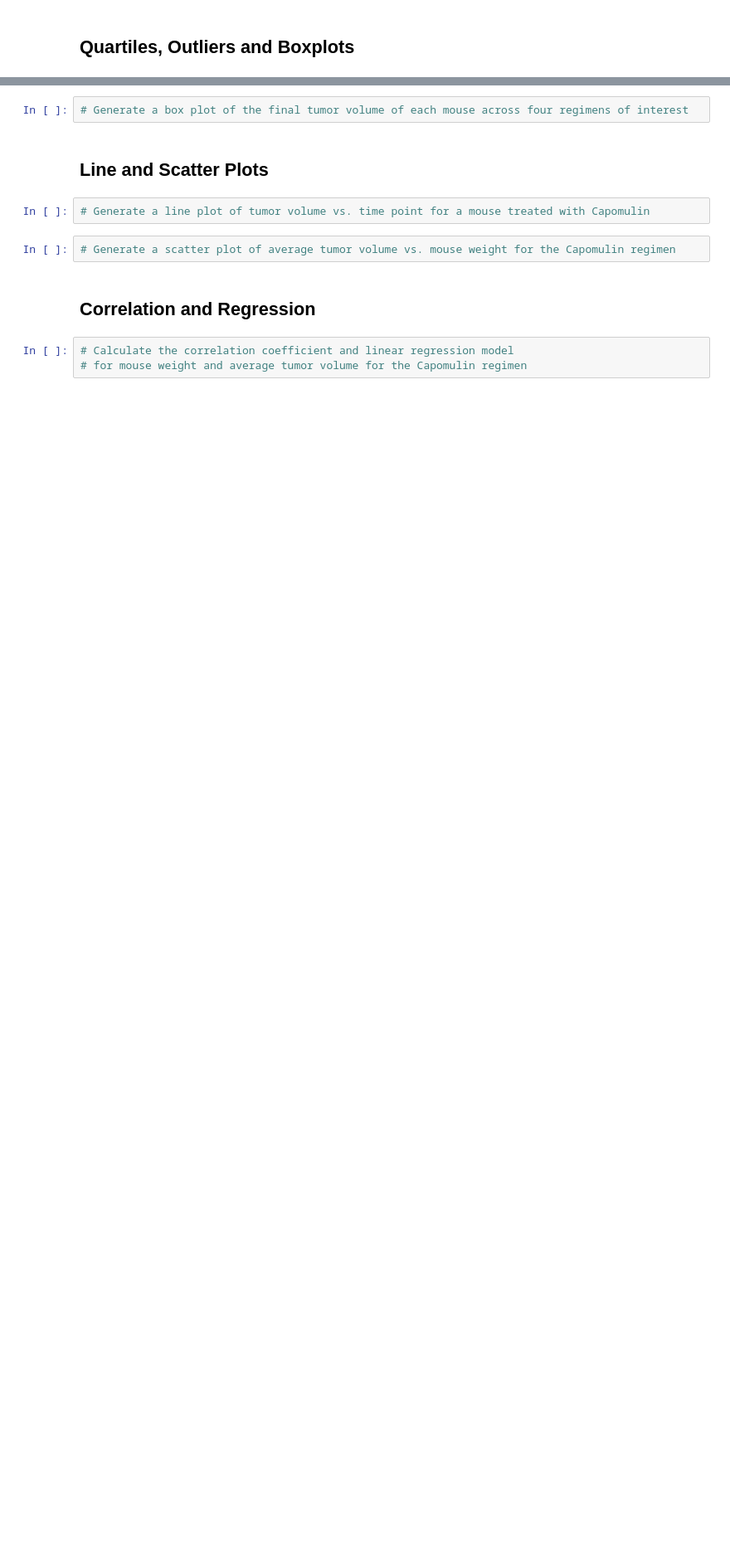
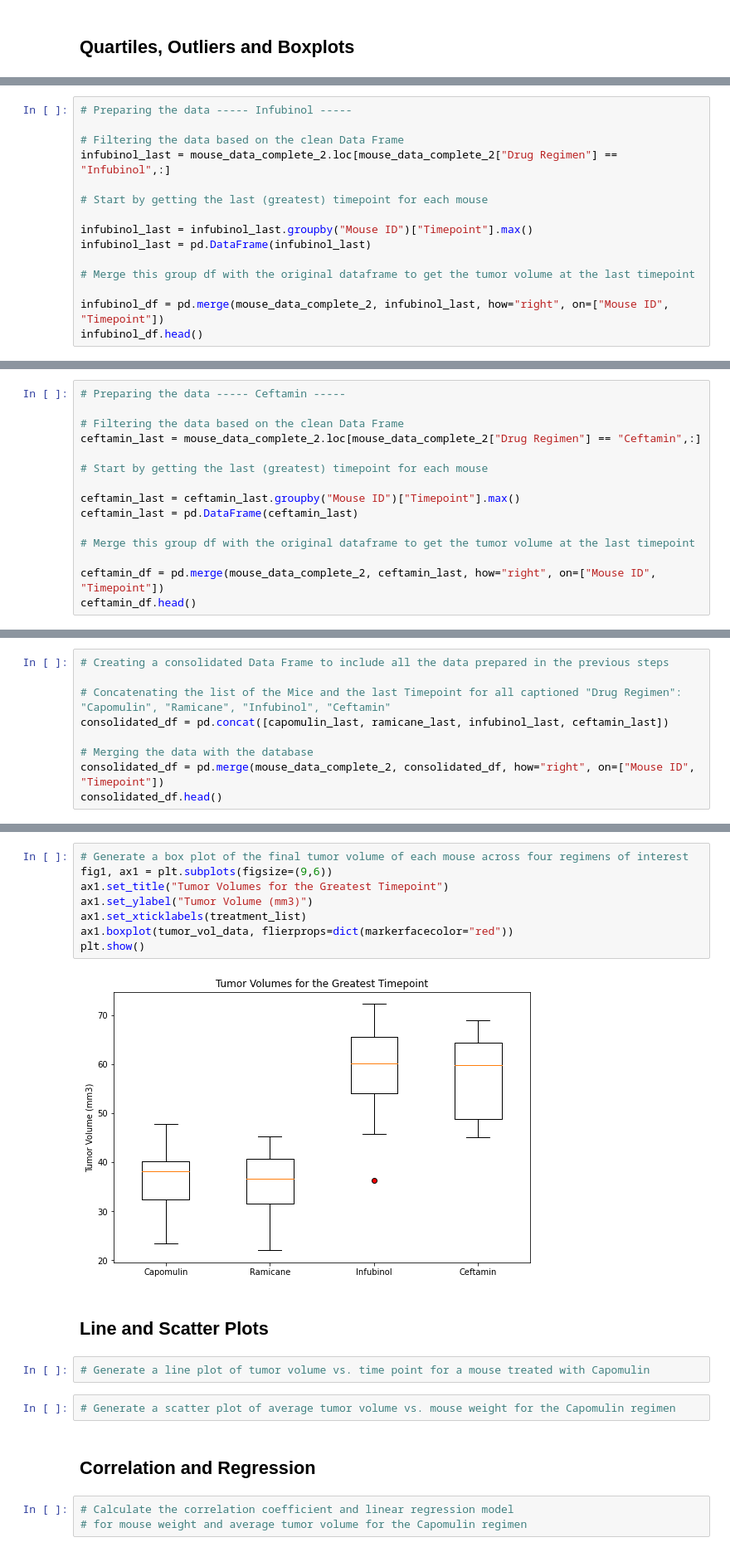
Before and after one commit to cheibergam/matplotlib-challenge, a Jupyter notebook: Pymaceuticals/pymaceuticals_starter.ipynb, the cells around one changed output, grey strips where cells are left out. Shown at 83% size. Cells and saved outputs as stored; diff of their text form; blank space fills up the shorter version.

Commit message:
Few changes in previous sessions Quartiles, Outliers and Boxplots is complete

```diff
--- a/Pymaceuticals/pymaceuticals_starter.ipynb
+++ b/Pymaceuticals/pymaceuticals_starter.ipynb
@@ -226,0 +249,15 @@ plt.show()
+# %%
+# Preparing the data ----- Infubinol -----
+
+# Filtering the data based on the clean Data Frame
+infubinol_last = mouse_data_complete_2.loc[mouse_data_complete_2["Drug Regimen"] == "Infubinol",:]
+
+# Start by getting the last (greatest) timepoint for each mouse
+
+infubinol_last = infubinol_last.groupby("Mouse ID")["Timepoint"].max()
+infubinol_last = pd.DataFrame(infubinol_last)
+
+# Merge this group df with the original dataframe to get the tumor volume at the last timepoint
+
+infubinol_df = pd.merge(mouse_data_complete_2, infubinol_last, how="right", on=["Mouse ID", "Timepoint"])
+infubinol_df.head()
@@ -226,0 +271,15 @@ plt.show()
+# %%
+# Preparing the data ----- Ceftamin -----
+
+# Filtering the data based on the clean Data Frame
+ceftamin_last = mouse_data_complete_2.loc[mouse_data_complete_2["Drug Regimen"] == "Ceftamin",:]
+
+# Start by getting the last (greatest) timepoint for each mouse
+
+ceftamin_last = ceftamin_last.groupby("Mouse ID")["Timepoint"].max()
+ceftamin_last = pd.DataFrame(ceftamin_last)
+
+# Merge this group df with the original dataframe to get the tumor volume at the last timepoint
+
+ceftamin_df = pd.merge(mouse_data_complete_2, ceftamin_last, how="right", on=["Mouse ID", "Timepoint"])
+ceftamin_df.head()
@@ -226,0 +293,9 @@ plt.show()
+# %%
+# Creating a consolidated Data Frame to include all the data prepared in the previous steps
+
+# Concatenating the list of the Mice and the last Timepoint for all captioned "Drug Regimen": "Capomulin", "Ramicane", "Infubinol", "Ceftamin"
+consolidated_df = pd.concat([capomulin_last, ramicane_last, infubinol_last, ceftamin_last])
+
+# Merging the data with the database
+consolidated_df = pd.merge(mouse_data_complete_2, consolidated_df, how="right", on=["Mouse ID", "Timepoint"])
+consolidated_df.head()
@@ -227,5 +368,13 @@ plt.show()
 # %%
 # Generate a box plot of the final tumor volume of each mouse across four regimens of interest
+fig1, ax1 = plt.subplots(figsize=(9,6))
+ax1.set_title("Tumor Volumes for the Greatest Timepoint")
+ax1.set_ylabel("Tumor Volume (mm3)")
+ax1.set_xticklabels(treatment_list)
+ax1.boxplot(tumor_vol_data, flierprops=dict(markerfacecolor="red"))
+plt.show()
+# %% [output]
+[figure, added]
 # %% [markdown]
 ## Line and Scatter Plots
 # %%
```
Also changed, not shown: parts of 9 cells of this notebook.
